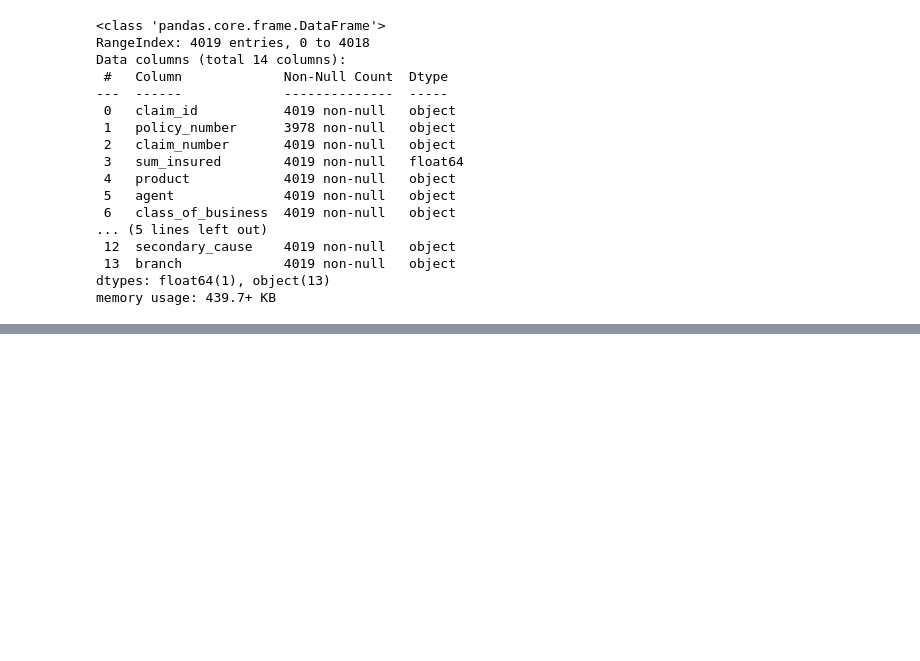
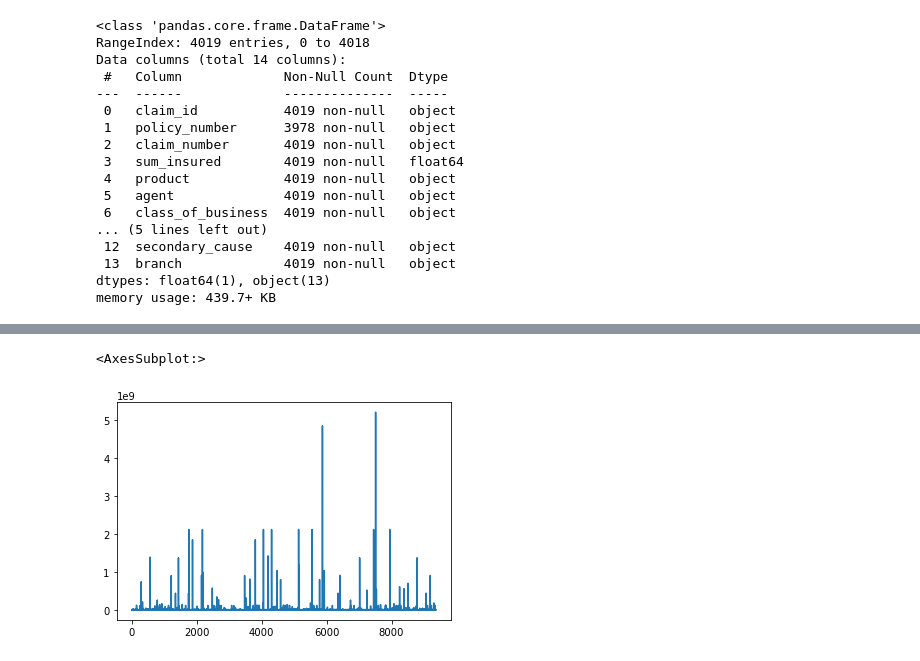
Before and after one commit to simiel/2022UHA, a Jupyter notebook: notebook/investigate.ipynb, the cells around one changed output, grey strips where cells are left out. Cells and saved outputs as stored; diff of their text form; code cells hidden in the pictures; blank space fills up the shorter version.

```diff
--- a/notebook/investigate.ipynb
+++ b/notebook/investigate.ipynb
@@ -88,0 +94,5 @@ memory usage: 439.7+ KB
+# %%
+train.sum_insured.plot()
+# %% [output]
+<AxesSubplot:>
+[figure, added]
```
Also changed, not shown: parts of 7 cells of this notebook, 3 other files.
